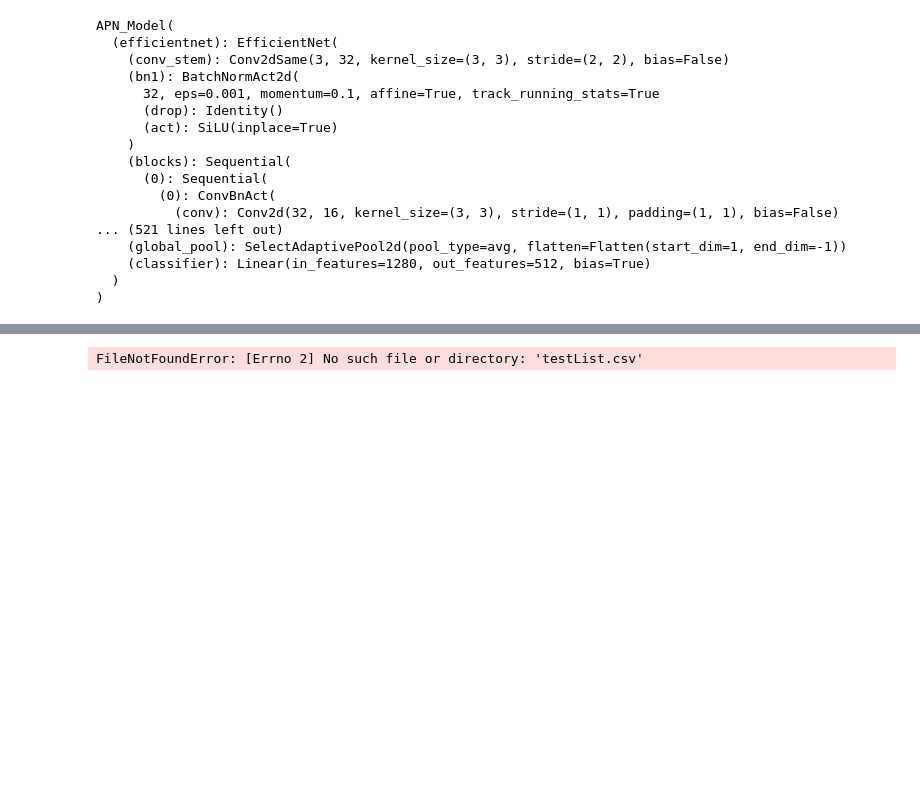
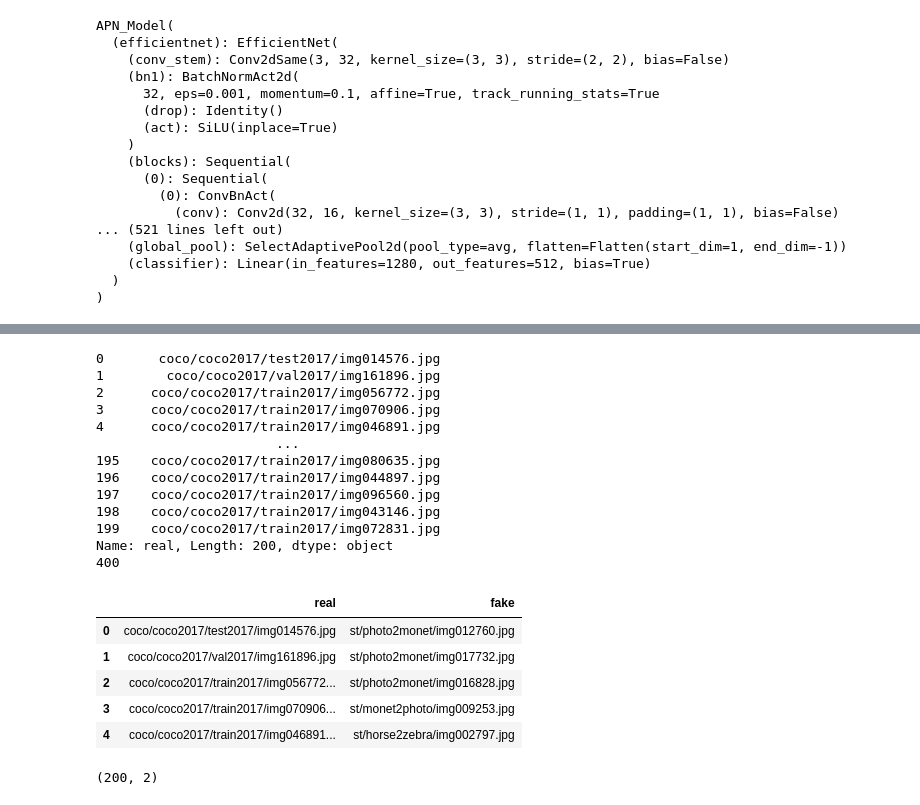
Before and after one commit to raffaeleav/detectwins, a Jupyter notebook: notebooks/siamese_net_fourier.ipynb, the cells around one changed output, grey strips where cells are left out. Saved outputs shown, nothing was run; the diff lists cells and outputs as text; code cells hidden in the pictures; blank space fills up the shorter version.

```diff
--- a/notebooks/siamese_net_fourier.ipynb
+++ b/notebooks/siamese_net_fourier.ipynb
@@ -280,14 +283,33 @@ def euclidean_dist(img_enc, anc_enc_arr):
     #dist = np.sqrt(dist)
     return dist
 # %%
-df = pd.read_csv('testList.csv')
+path = os.path.join(Path(os.getcwd()).parent, 'datasets', 'testList.csv')
+df = pd.read_csv(path)
 
 print(df['real'])
 print(df.size)
 
 df.head()
 # %% [output]
-FileNotFoundError: [Errno 2] No such file or directory: 'testList.csv'
+0       coco/coco2017/test2017/img014576.jpg
+1        coco/coco2017/val2017/img161896.jpg
+2      coco/coco2017/train2017/img056772.jpg
+3      coco/coco2017/train2017/img070906.jpg
+4      coco/coco2017/train2017/img046891.jpg
+                       ...
+195    coco/coco2017/train2017/img080635.jpg
+196    coco/coco2017/train2017/img044897.jpg
+197    coco/coco2017/train2017/img096560.jpg
+198    coco/coco2017/train2017/img043146.jpg
+199    coco/coco2017/train2017/img072831.jpg
+Name: real, Length: 200, dtype: object
+400
+|  | real | fake |
+| 0 | coco/coco2017/test2017/img014576.jpg | st/photo2monet/img012760.jpg |
+| 1 | coco/coco2017/val2017/img161896.jpg | st/photo2monet/img017732.jpg |
+| 2 | coco/coco2017/train2017/img056772... | st/photo2monet/img016828.jpg |
+| 3 | coco/coco2017/train2017/img070906... | st/monet2photo/img009253.jpg |
+| 4 | coco/coco2017/train2017/img046891... | st/horse2zebra/img002797.jpg |
 # %%
 def getImageEmbeddings(img, model):
 
@@ -316,10 +339,16 @@ def searchInDatabase(img_enc, database):
 
     return database['Anchor'][closest_idx[0]]
 # %%
-DataTestReal = 'C:/Users/polsi/Desktop/Lavori/DeepFake/Datasets/Artifact/cycle_gan/st/test/'
+# DataTestReal = 'C:/Users/polsi/Desktop/Lavori/DeepFake/Datasets/Artifact/cycle_gan/st/test/'
+path = Path(os.getcwd()).parent.parent
+real_data_dir = os.path.join(path, "artifact", "coco")
+fake_data_dir = os.path.join(path, "artifact", "cycle_gan")
+
 y_true = []
 y_pred = []
 tempDf = df
 tempDf.head()
 tempDf.shape
+# %% [output]
+(200, 2)
 # %%
```
Also changed, not shown: parts of 11 cells of this notebook, 2 other files.
